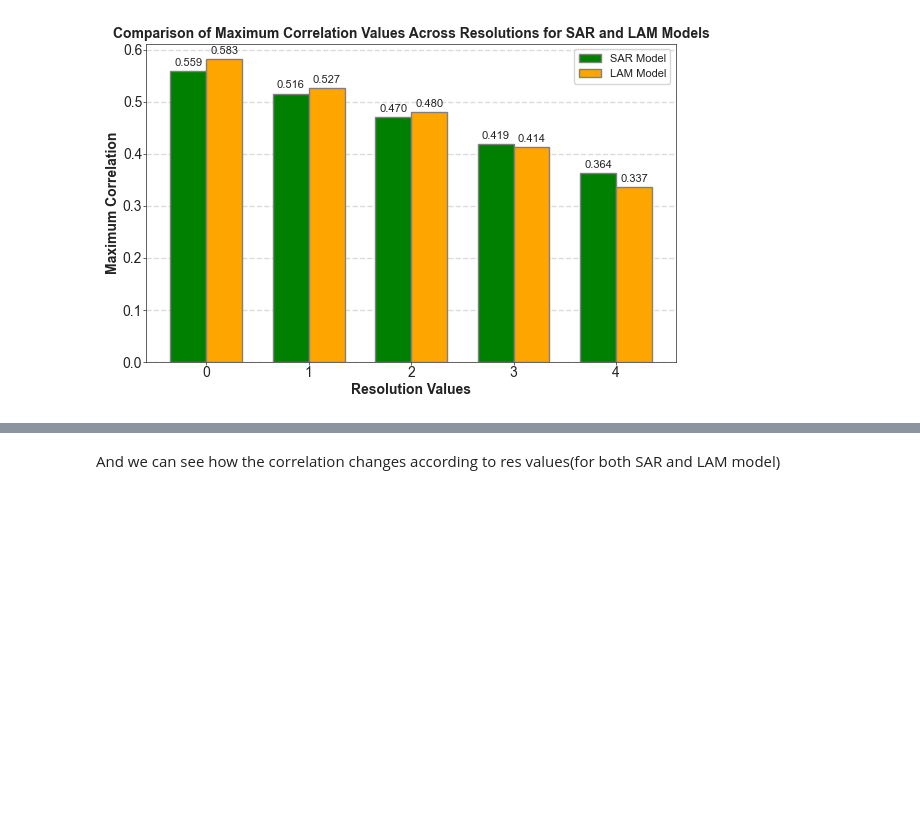
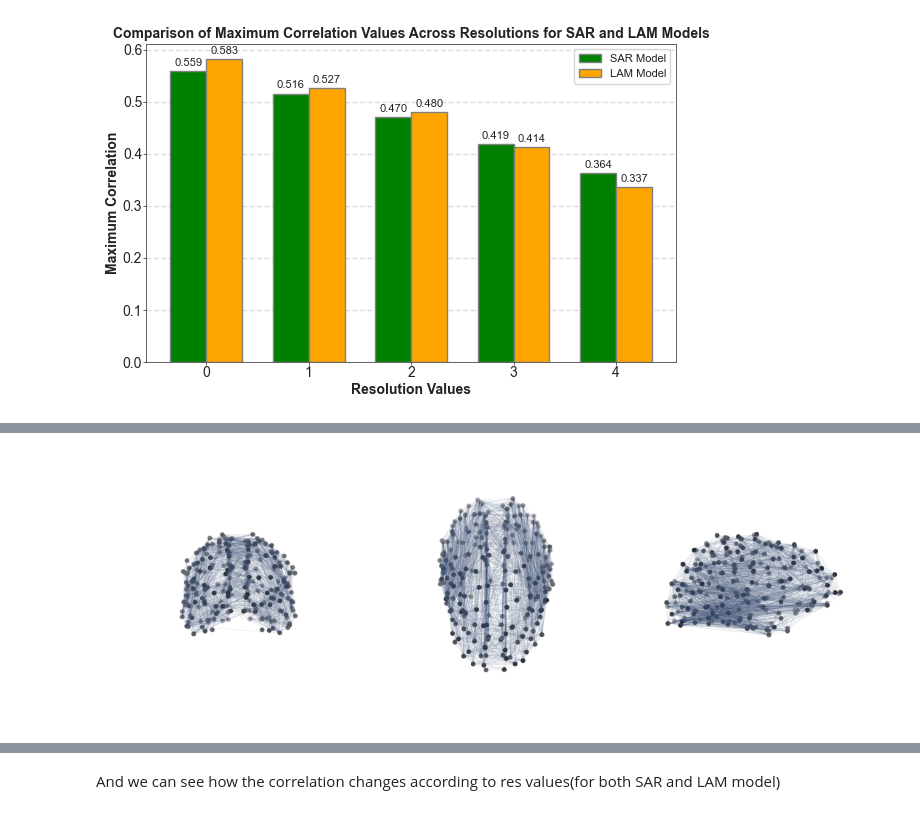
Before and after one commit to yavuzssvr19/INTERSHIP-PROJECT, a Jupyter notebook: best_resolution_value.ipynb, the cells around one changed output, grey strips where cells are left out. Drawn from its saved outputs; the diff is of its cells as text; code cells hidden in the pictures; blank space fills up the shorter version.

```diff
--- a/best_resolution_value.ipynb
+++ b/best_resolution_value.ipynb
@@ -210,0 +234,5 @@ plt.show()
+# %%
+data = scipy.io.loadmat("human_connectome_dataset/Consensus_Connectomes.mat",
+    simplify_cells=True,
+    squeeze_me=True,
+    chars_as_strings=True,)
@@ -210,0 +254,8 @@ plt.show()
+# %%
+res_parcellation = 2 # This is a multiresolution connectome.
+sc_connectivity = data["LauConsensus"]["Matrices"][res_parcellation][0]
+fc = data["LauConsensus"]["Matrices"][res_parcellation][2]
+fiber_lengths = data["LauConsensus"]["Matrices"][res_parcellation][1]
+coordinates = data["LauConsensus"]["Matrices"][res_parcellation][3]
+labels = data["LauConsensus"]["Matrices"][res_parcellation][4][:, 0]
+fc_modules = data["LauConsensus"]["Matrices"][res_parcellation][4][:, 2]
@@ -210,0 +266,72 @@ plt.show()
+# %%
+SEED = 2023
+sagittal = (0, 180)
+axial = (90, 180)
+coronal = (0, 90)
+bottom = (-90, 0)
+size = 80
+scatter_kw_network = dict(alpha=1, linewidths=0, edgecolors=HALF_BLACK)
+scatter_kw = dict(alpha=1, linewidths=0.7, edgecolors=HALF_BLACK)
+fig, axes = plt.subplot_mosaic(
+    [["A", "B", "C"]], figsize=HALF_PAGE, subplot_kw=dict(projection="3d"), dpi=150
+)
+for i in range(sc_connectivity.shape[0]):
+    for j in range(i, sc_connectivity.shape[1]):
+        if sc_connectivity[i, j] != 0:
+            axes["A"].plot(
+                [coordinates[i, 0], coordinates[j, 0]],
+                [coordinates[i, 1], coordinates[j, 1]],
+                [coordinates[i, 2], coordinates[j, 2]],
+                c=NIGHT_BLUE,
+                alpha=0.2 + sc_connectivity[i, j],
+                linewidth=0.2,
+            )
+            axes["B"].plot(
+                [coordinates[i, 0], coordinates[j, 0]],
+                [coordinates[i, 1], coordinates[j, 1]],
+                [coordinates[i, 2], coordinates[j, 2]],
+                c=NIGHT_BLUE,
+                alpha=0.2 + sc_connectivity[i, j],
+                linewidth=0.2,
+            )
+            axes["C"].plot(
+                [coordinates[i, 0], coordinates[j, 0]],
+                [coordinates[i, 1], coordinates[j, 1]],
+                [coordinates[i, 2], coordinates[j, 2]],
+                c=NIGHT_BLUE,
+                alpha=0.2 + sc_connectivity[i, j],
+                linewidth=0.2,
+            )
+
+brain_plotter(
+    np.array(coordinates[:, 0]),
+    coordinates,
+    axes["A"],
+    view=sagittal,
+    size=10,
+    cmap=monochrome,
+    scatter_kwargs=scatter_kw_network,
+)
+brain_plotter(
+    np.flip(np.array(coordinates[:, 2])),
+    coordinates,
+    axes["B"],
+    view=axial,
+    size=10,
+    cmap=monochrome,
+    scatter_kwargs=scatter_kw_network,
+)
+brain_plotter(
+    np.flip(np.array(coordinates[:, 1])),
+    coordinates,
+    axes["C"],
+    view=coronal,
+    size=10,
+    cmap=monochrome,
+    scatter_kwargs=scatter_kw_network,
+)
+
+fig.tight_layout(pad=0.1)
+# plt.savefig(f"results/structural_brain_network.png", dpi=600, bbox_inches="tight")
+# %% [output]
+[figure, added]
```
Also changed, not shown: parts of 43 cells of this notebook.
